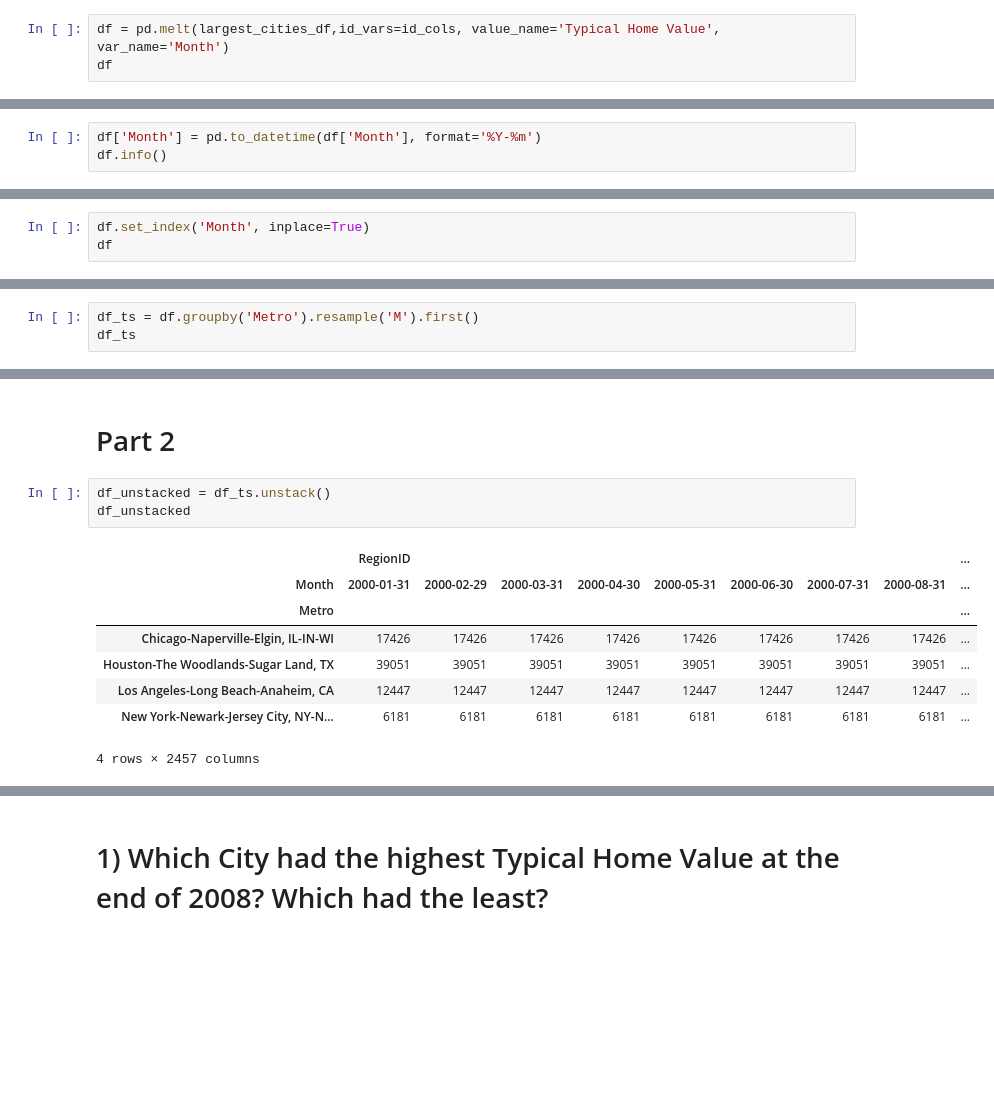
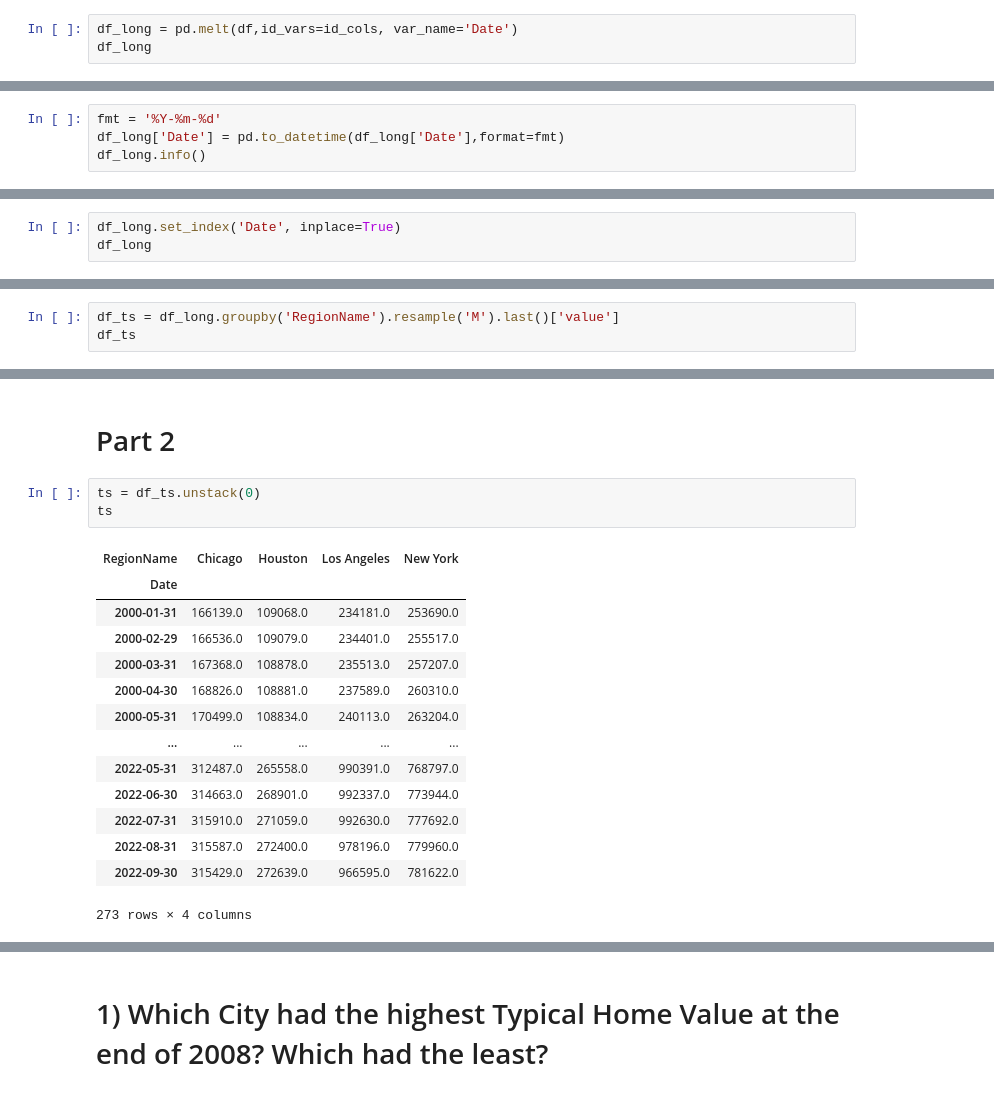
Before and after one commit to evelynmmartinez/-Preparing-Time-Series-from-Wide-Form-Data, a Jupyter notebook: Preparing Time Series from Wide-Form Data.ipynb, the cells around one changed output, grey strips where cells are left out. Saved outputs shown, nothing was run; the diff lists cells and outputs as text; blank space fills up the shorter version.

```diff
--- a/Preparing Time Series from Wide-Form Data.ipynb
+++ b/Preparing Time Series from Wide-Form Data.ipynb
@@ -36,6 +42,6 @@ largest_cities_df
 # %%
 id_cols = ['RegionID', 'SizeRank', 'RegionName', 'RegionType', 'StateName', 'State', 'Metro', 'CountyName']
 # %%
-df = pd.melt(largest_cities_df,id_vars=id_cols, value_name='Typical Home Value', var_name='Month')
-df
+df_long = pd.melt(df,id_vars=id_cols, var_name='Date')
+df_long
 # %% [output]
@@ -54,7 +60,8 @@ df
 1092 rows × 10 columns
 # %%
-df['Month'] = pd.to_datetime(df['Month'], format='%Y-%m')
-df.info()
+fmt = '%Y-%m-%d'
+df_long['Date'] = pd.to_datetime(df_long['Date'],format=fmt)
+df_long.info()
 # %% [output]
 <class 'pandas.core.frame.DataFrame'>
 RangeIndex: 1092 entries, 0 to 1091
@@ -74,6 +81,6 @@ Data columns (total 10 columns):
 dtypes: datetime64[ns](1), float64(1), int64(2), object(6)
 memory usage: 85.4+ KB
 # %%
-df.set_index('Month', inplace=True)
-df
+df_long.set_index('Date', inplace=True)
+df_long
 # %% [output]
@@ -105,4 +112,4 @@ DatetimeIndex(['2000-01-31', '2000-01-31', '2000-01-31', '2000-01-31',
 # %%
-df_ts = df.groupby('Metro').resample('M').first()
+df_ts = df_long.groupby('RegionName').resample('M').last()['value']
 df_ts
 # %% [output]
@@ -123,14 +129,20 @@ df_ts
 # %% [markdown]
 # Part 2
 # %%
-df_unstacked = df_ts.unstack()
-df_unstacked
+ts = df_ts.unstack(0)
+ts
 # %% [output]
-|  | RegionID |  |  |  |  |  |  |  | ... |
-| Month | 2000-01-31 | 2000-02-29 | 2000-03-31 | 2000-04-30 | 2000-05-31 | 2000-06-30 | 2000-07-31 | 2000-08-31 | ... |
-| Metro |  |  |  |  |  |  |  |  | ... |
-| Chicago-Naperville-Elgin, IL-IN-WI | 17426 | 17426 | 17426 | 17426 | 17426 | 17426 | 17426 | 17426 | ... |
-| Houston-The Woodlands-Sugar Land, TX | 39051 | 39051 | 39051 | 39051 | 39051 | 39051 | 39051 | 39051 | ... |
-| Los Angeles-Long Beach-Anaheim, CA | 12447 | 12447 | 12447 | 12447 | 12447 | 12447 | 12447 | 12447 | ... |
-| New York-Newark-Jersey City, NY-N... | 6181 | 6181 | 6181 | 6181 | 6181 | 6181 | 6181 | 6181 | ... |
+| RegionName | Chicago | Houston | Los Angeles | New York |
+| Date |  |  |  |  |
+| 2000-01-31 | 166139.0 | 109068.0 | 234181.0 | 253690.0 |
+| 2000-02-29 | 166536.0 | 109079.0 | 234401.0 | 255517.0 |
+| 2000-03-31 | 167368.0 | 108878.0 | 235513.0 | 257207.0 |
+| 2000-04-30 | 168826.0 | 108881.0 | 237589.0 | 260310.0 |
+| 2000-05-31 | 170499.0 | 108834.0 | 240113.0 | 263204.0 |
+| ... | ... | ... | ... | ... |
+| 2022-05-31 | 312487.0 | 265558.0 | 990391.0 | 768797.0 |
+| 2022-06-30 | 314663.0 | 268901.0 | 992337.0 | 773944.0 |
+| 2022-07-31 | 315910.0 | 271059.0 | 992630.0 | 777692.0 |
+| 2022-08-31 | 315587.0 | 272400.0 | 978196.0 | 779960.0 |
+| 2022-09-30 | 315429.0 | 272639.0 | 966595.0 | 781622.0 |
-4 rows × 2457 columns
+273 rows × 4 columns
```
Also changed, not shown: parts of 24 cells of this notebook.
